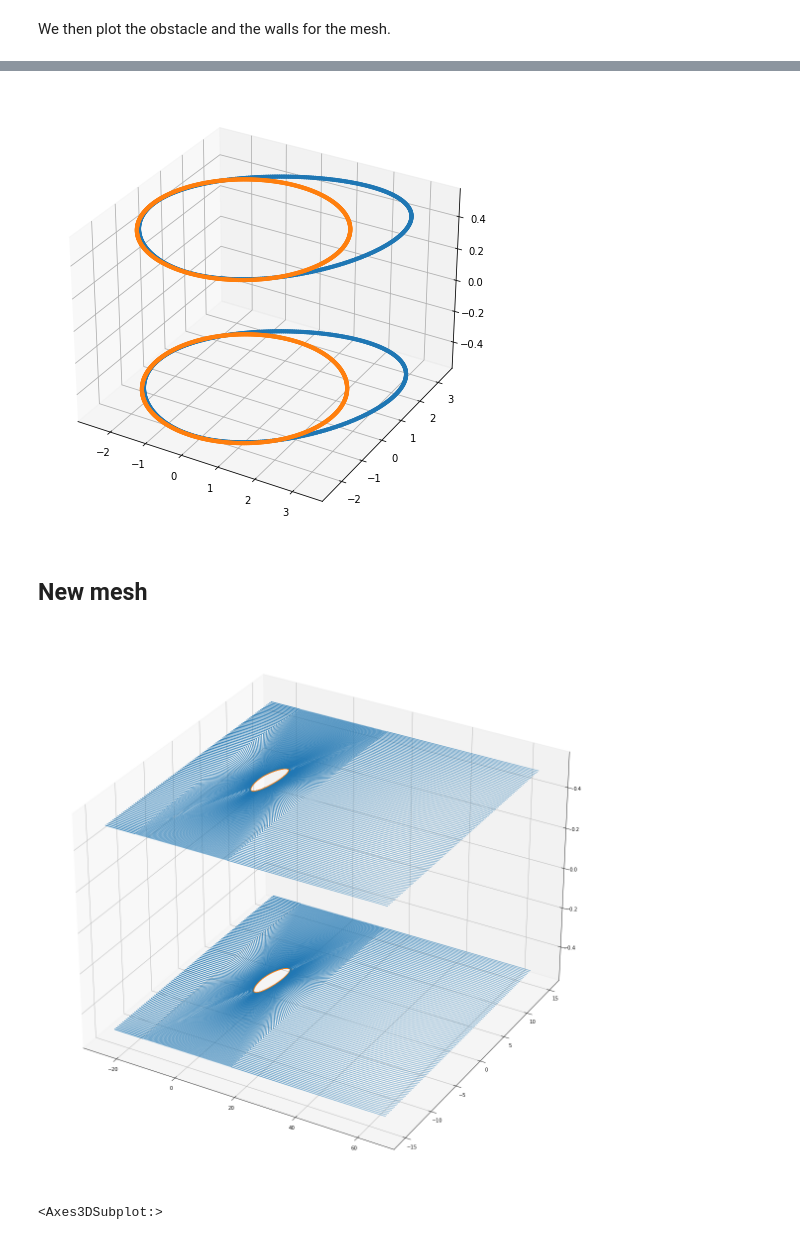
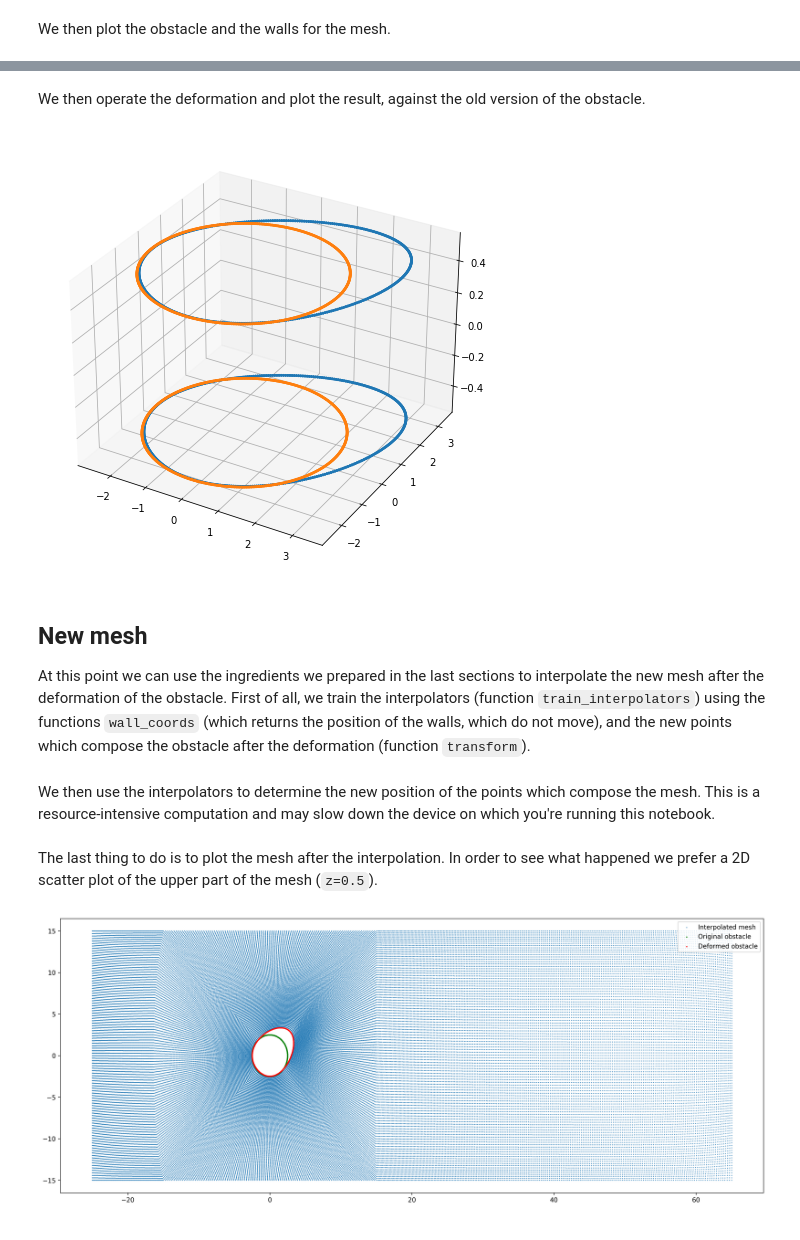
Before and after one commit to fAndreuzzi/mismesh, a Jupyter notebook: Tutorial.ipynb, the cells around one changed output, grey strips where cells are left out. Saved outputs shown, nothing was run; the diff lists cells and outputs as text; code cells hidden in the pictures.

```diff
--- a/Tutorial.ipynb
+++ b/Tutorial.ipynb
@@ -67,17 +67,6 @@ def walls_coords(mesh):
 # %% [markdown]
 We then plot the obstacle and the walls for the mesh.
 # %%
-fig = plt.figure(figsize=(8,8))
-ax = fig.add_subplot(projection='3d')
-
-# obstacle
-obstacle = extract_boundary_coords(mesh, b'obstacle')
-ax.scatter(*obstacle.T, s=1)
-
-# walls
-for k in [b'inlet', b'outlet', b'top', b'bottom']:
-    i = extract_boundary_coords(mesh, k)
-    ax.scatter(*i.T, s=1)
-
-plt.show()
+obstacle = extract_boundary_points(mesh, b'obstacle')
+scatter3d([obstacle, walls_points(mesh)], s=1)
 # %% [output]
@@ -88,5 +81,5 @@ We intend to use an interpolator to determine the new position of the points whi
 # %%
-def train_interpolator(old_walls, old_obstacle_points, new_obstacle_points, **kwargs):
+def train_interpolators(old_walls, old_obstacle_points, new_obstacle_points, **kwargs):
     old_obstacle_points, new_obstacle_points = upper_layer(old_obstacle_points, new_obstacle_points)
     old_walls = upper_layer(old_walls)
 
@@ -116,22 +110,32 @@ def transform(vec):
     ffd.array_mu_y[1, 1, 1] = 0.3
 
     return ffd(vec)
+# %% [markdown]
+We then operate the deformation and plot the result, against the old version of the obstacle.
 # %%
-scatter3d([transform(obstacle), obstacle])
+scatter3d([transform(obstacle), obstacle], s=3)
 # %% [output]
-[figure, old version]
+[figure, new version]
 # %% [markdown]
 ## New mesh
+At this point we can use the ingredients we prepared in the last sections to interpolate the new mesh after the deformation of the obstacle. First of all, we train the interpolators (function `train_interpolators`) using the functions `wall_coords` (which returns the position of the walls, which do not move), and the new points which compose the obstacle after the deformation (function `transform`).
 # %%
-new_mesh_points = interpolate_points(mesh.points, *train_interpolator(
-                                    walls_coords(mesh),
-                                    obstacle,
-                                    transform(obstacle)
-                                )
-                            )
+interpx, interpy = train_interpolators(walls_points(mesh),
+                                        obstacle,
+                                        transform(obstacle))
+# %% [markdown]
+We then use the interpolators to determine the new position of the points which compose the mesh. This is a resource-intensive computation and may slow down the device on which you're running this notebook.
+# %%
+new_mesh_points = interpolate_points(mesh.points, interpx, interpy)
+# %% [markdown]
+The last thing to do is to plot the mesh after the interpolation. In order to see what happened we prefer a 2D scatter plot of the upper part of the mesh (`z=0.5`).
 # %%
-ax = scatter3d([new_mesh_points], s=0.2, figsize=(20,30), draw=False)
-scatter3d([transform(obstacle)], s=10, figsize=(20,30), draw=True, ax=ax)
+plt.figure(figsize=(20,8), dpi=300)
+plt.scatter(*upper_layer(new_mesh_points)[:,:2].T, s=0.2, label='Interpolated mesh')
+plt.scatter(*upper_layer(obstacle)[:,:2].T, s=1, color='g', label='Original obstacle')
+plt.scatter(*upper_layer(transform(obstacle))[:,:2].T, s=1, color='r', label='Deformed obstacle')
+
+plt.legend()
+plt.show()
 # %% [output]
-[figure, old version]
+[figure, new version]
-<Axes3DSubplot:>
```
Also changed, not shown: parts of 10 cells of this notebook.
